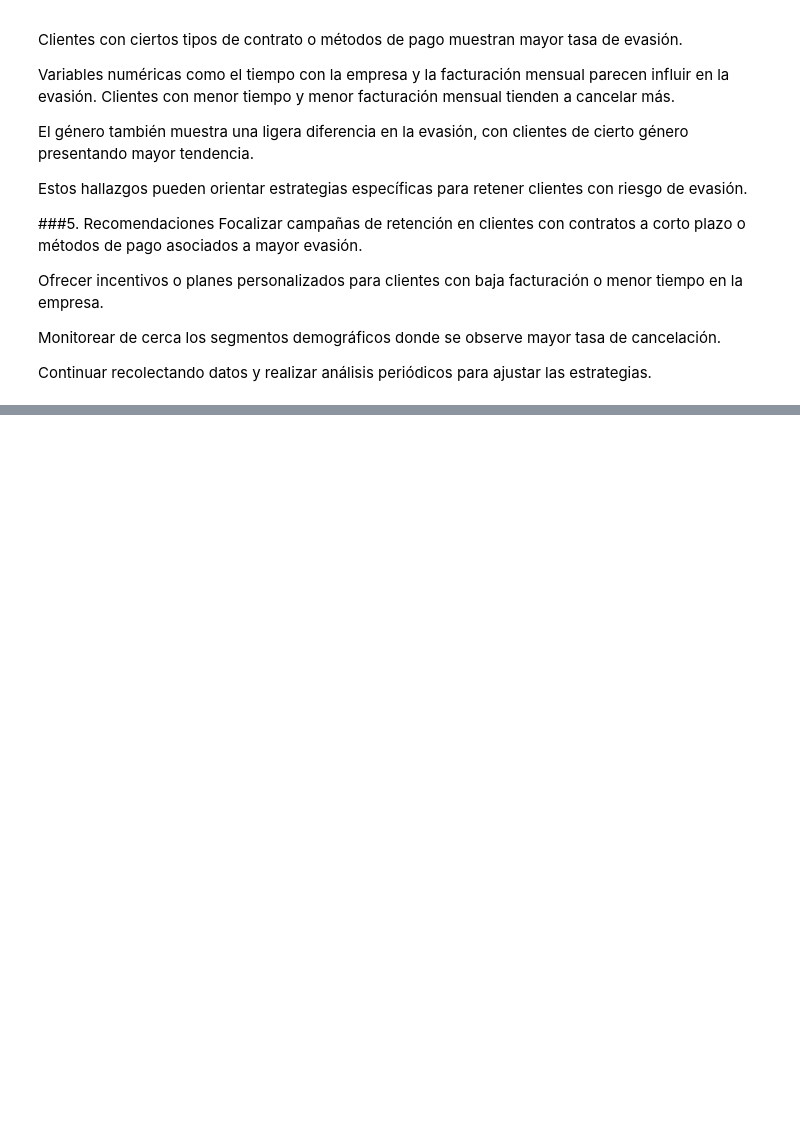
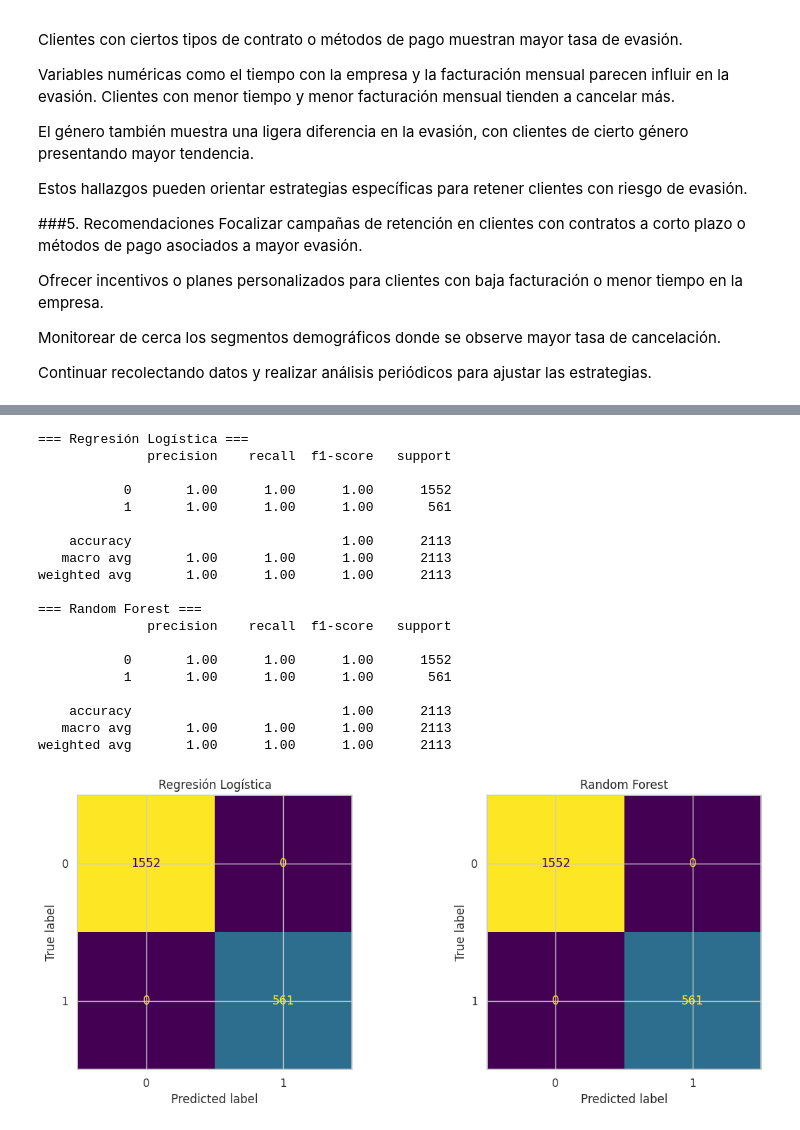
Before and after one commit to kikecastillocolombia/desafio_telecom_2, a Jupyter notebook: TelecomX_LATAM.ipynb, the cells around one changed output, grey strips where cells are left out. Saved outputs shown, nothing was run; the diff lists cells and outputs as text; code cells hidden in the pictures; blank space fills up the shorter version.

```diff
--- a/TelecomX_LATAM.ipynb
+++ b/TelecomX_LATAM.ipynb
@@ -577,0 +997,4 @@ df.to_csv("datos_tratados.csv", index=False)
+# %%
+# Identificamos de nuevo las columnas
+num_cols = X.select_dtypes(include=['int64', 'float64']).columns
+cat_cols = X.select_dtypes(include='object').columns
@@ -577,0 +1031,16 @@ df.to_csv("datos_tratados.csv", index=False)
+# %%
+from sklearn.pipeline import Pipeline
+
+pipeline_log = Pipeline([
+    ('preprocesado', preprocesador_log),
+    ('modelo', LogisticRegression())
+])
+
+pipeline_rf = Pipeline([
+    ('preprocesado', preprocesador_rf),
+    ('modelo', RandomForestClassifier())
+])
+
+# Entrenamiento
+pipeline_log.fit(X_train, y_train)
+pipeline_rf.fit(X_train, y_train)
@@ -577,0 +1065,54 @@ df.to_csv("datos_tratados.csv", index=False)
+# %%
+from sklearn.metrics import classification_report, confusion_matrix, ConfusionMatrixDisplay
+
+# 1. Predicciones
+y_pred_log = pipeline_log.predict(X_test)
+y_pred_rf = pipeline_rf.predict(X_test)
+
+# 2. Reporte de clasificación
+print("=== Regresión Logística ===")
+print(classification_report(y_test, y_pred_log))
+
+print("=== Random Forest ===")
+print(classification_report(y_test, y_pred_rf))
+
+# 3. Matriz de confusión
+import matplotlib.pyplot as plt
+
+fig, axes = plt.subplots(1, 2, figsize=(12, 5))
+
+# Logística
+cm_log = confusion_matrix(y_test, y_pred_log)
+disp_log = ConfusionMatrixDisplay(confusion_matrix=cm_log)
+disp_log.plot(ax=axes[0], colorbar=False)
+axes[0].set_title("Regresión Logística")
+
+# Random Forest
+cm_rf = confusion_matrix(y_test, y_pred_rf)
+disp_rf = ConfusionMatrixDisplay(confusion_matrix=cm_rf)
+disp_rf.plot(ax=axes[1], colorbar=False)
+axes[1].set_title("Random Forest")
+
+plt.tight_layout()
+plt.show()
+# %% [output]
+=== Regresión Logística ===
+              precision    recall  f1-score   support
+
+           0       1.00      1.00      1.00      1552
+           1       1.00      1.00      1.00       561
+
+    accuracy                           1.00      2113
+   macro avg       1.00      1.00      1.00      2113
+weighted avg       1.00      1.00      1.00      2113
+
+=== Random Forest ===
+              precision    recall  f1-score   support
+
+           0       1.00      1.00      1.00      1552
+           1       1.00      1.00      1.00       561
+
+    accuracy                           1.00      2113
+   macro avg       1.00      1.00      1.00      2113
+weighted avg       1.00      1.00      1.00      2113
+[figure, added]
```
Also changed, not shown: parts of 53 cells of this notebook.
